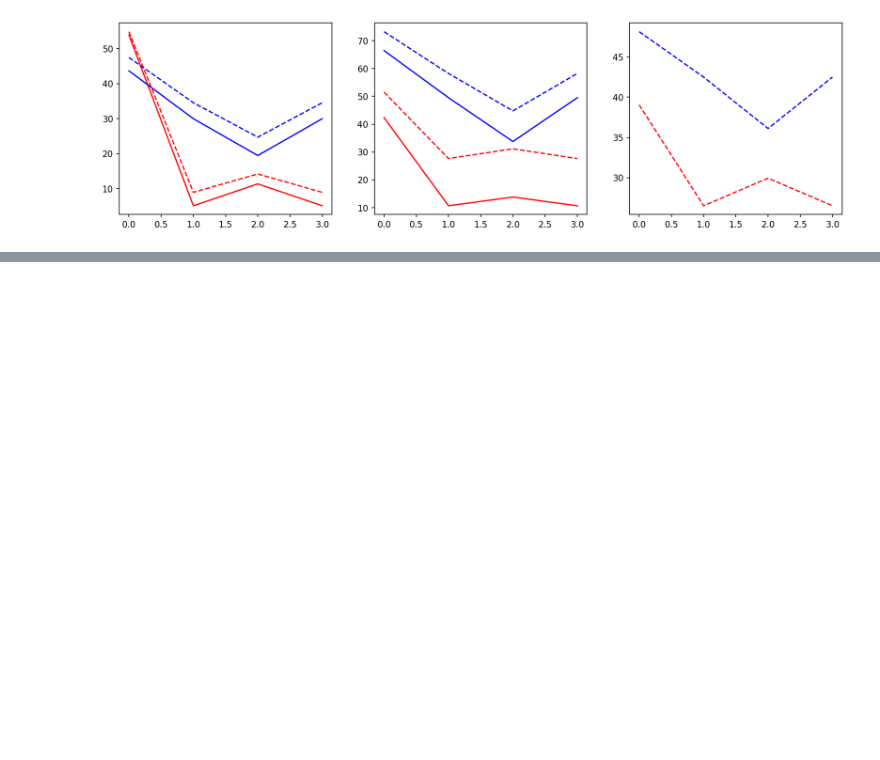
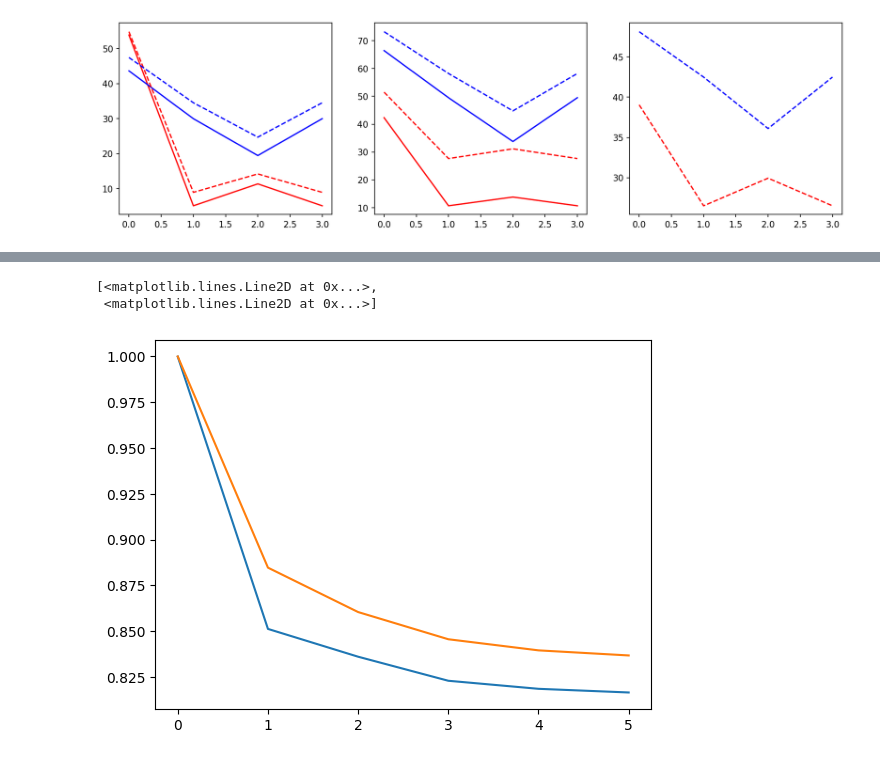
Before and after one commit to AddingAddict/ToroidalNetworks, a Jupyter notebook: sparse_weights/notebooks/linear_resp.ipynb, the cells around one changed output, grey strips where cells are left out. Saved outputs shown, nothing was run; the diff lists cells and outputs as text; code cells hidden in the pictures; blank space fills up the shorter version.

```diff
--- a/sparse_weights/notebooks/linear_resp.ipynb
+++ b/sparse_weights/notebooks/linear_resp.ipynb
@@ -2840,0 +2799,3 @@ axs[2].plot(np.sqrt(diff_full_ring_res_dict['Cdrs'][:,1,-1]-diff_full_ring_res_d
+# %%
+peak1 = 0.8*sim_μrEs[:,:2,0]+0.2*sim_μrIs[:,:2,0]
+peak2 = 0.8*sim_norm_μrEs[:,:2,0]+0.2*sim_norm_μrIs[:,:2,0]
@@ -2840,0 +2811,6 @@ axs[2].plot(np.sqrt(diff_full_ring_res_dict['Cdrs'][:,1,-1]-diff_full_ring_res_d
+# %%
+plt.plot(peak2/peak1)
+# %% [output]
+[<matplotlib.lines.Line2D at 0x...>,
+ <matplotlib.lines.Line2D at 0x...>]
+[figure, added]
```
Also changed, not shown: parts of 34 cells of this notebook, 1 other file.
